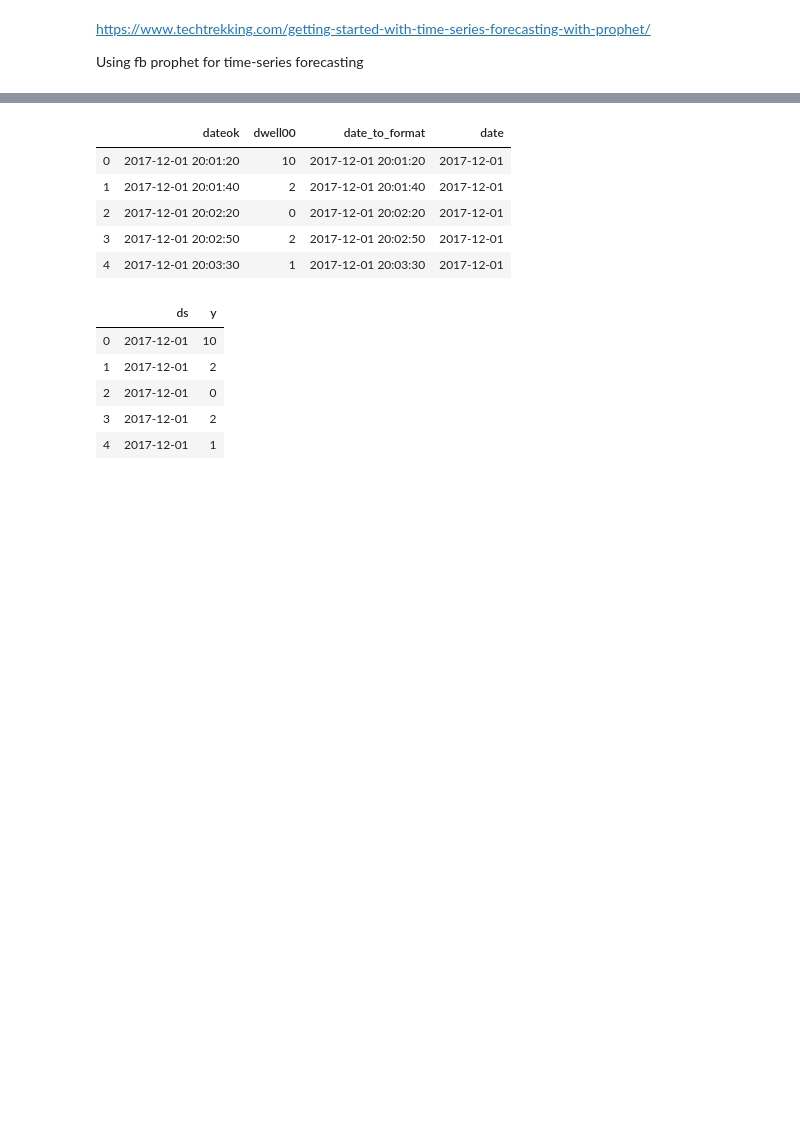
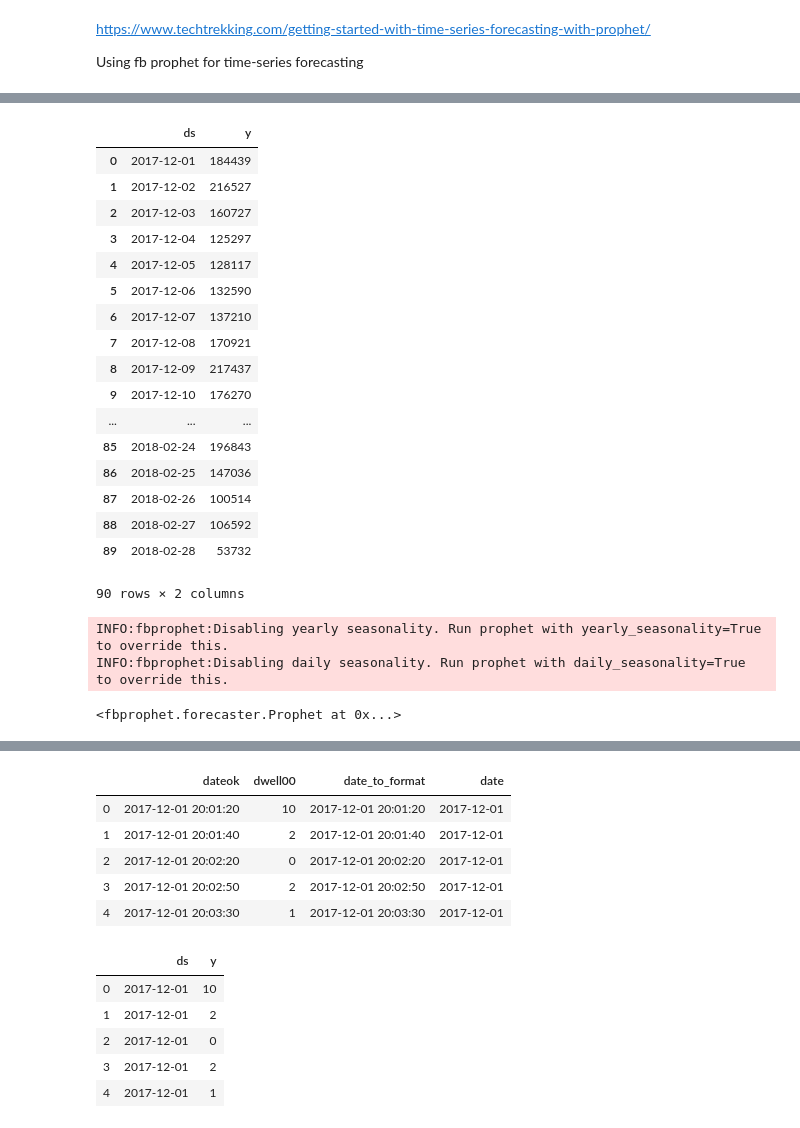
Before and after one commit to arvindkarir/python-pandas-code, a Jupyter notebook: bayes/fb_prophet/FB_prophet_2.ipynb, the cells around one changed output, grey strips where cells are left out. Cells and saved outputs as stored; diff of their text form; code cells hidden in the pictures; blank space fills up the shorter version.

Commit message:
Adding prophet files

```diff
--- a/bayes/fb_prophet/FB_prophet_2.ipynb
+++ b/bayes/fb_prophet/FB_prophet_2.ipynb
@@ -10,3 +10,9 @@ from fbprophet import Prophet
 # Read train and test
 from IPython.core.display import display, HTML
 display(HTML("<style>.container { width:100% !important; }</style>"))
+# %%
+#dateparse = lambda x: pd.datetime.strptime(x, '%YY-%m-%d')
+
+#df = pd.read_csv("ppl_visit.csv", parse_dates=['ds'], date_parser=dateparse)
+
+visitors = pd.read_csv("ppl_visit.csv" )
@@ -12,0 +49,28 @@ display(HTML("<style>.container { width:100% !important; }</style>"))
+# %%
+visitors
+# %% [output]
+|  | ds | y |
+| 0 | 2017-12-01 | 184439 |
+| 1 | 2017-12-02 | 216527 |
+| 2 | 2017-12-03 | 160727 |
+| 3 | 2017-12-04 | 125297 |
+| 4 | 2017-12-05 | 128117 |
+| 5 | 2017-12-06 | 132590 |
+| 6 | 2017-12-07 | 137210 |
+| 7 | 2017-12-08 | 170921 |
+| 8 | 2017-12-09 | 217437 |
+| 9 | 2017-12-10 | 176270 |
+| ... | ... | ... |
+| 85 | 2018-02-24 | 196843 |
+| 86 | 2018-02-25 | 147036 |
+| 87 | 2018-02-26 | 100514 |
+| 88 | 2018-02-27 | 106592 |
+| 89 | 2018-02-28 | 53732 |
+90 rows × 2 columns
+# %%
+m = Prophet()
+m.fit(visitors)
+# %% [output]
+INFO:fbprophet:Disabling yearly seasonality. Run prophet with yearly_seasonality=True to override this.
+INFO:fbprophet:Disabling daily seasonality. Run prophet with daily_seasonality=True to override this.
+<fbprophet.forecaster.Prophet at 0x...>
```
Also changed, not shown: parts of 4 cells of this notebook, 6 other files.
